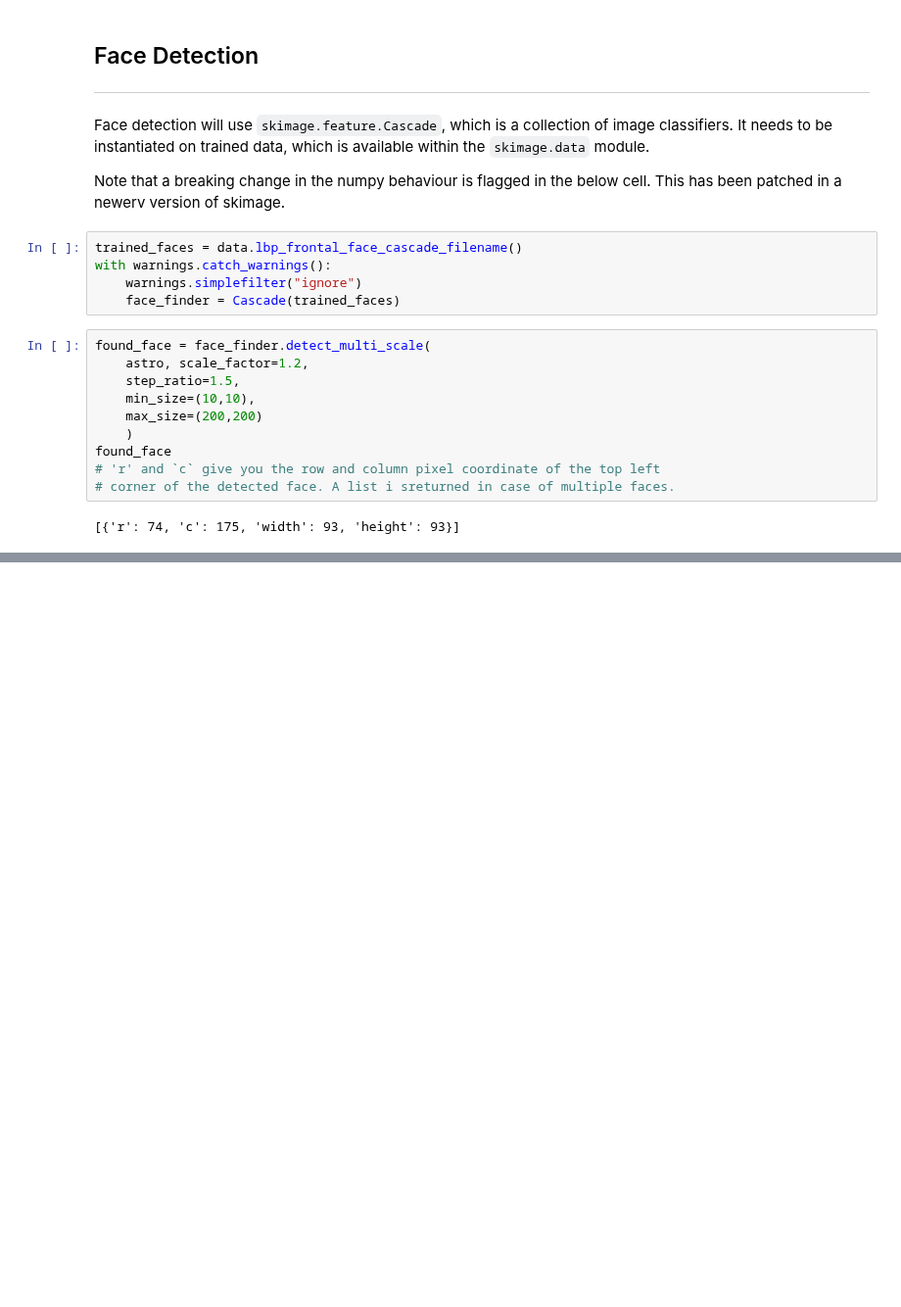
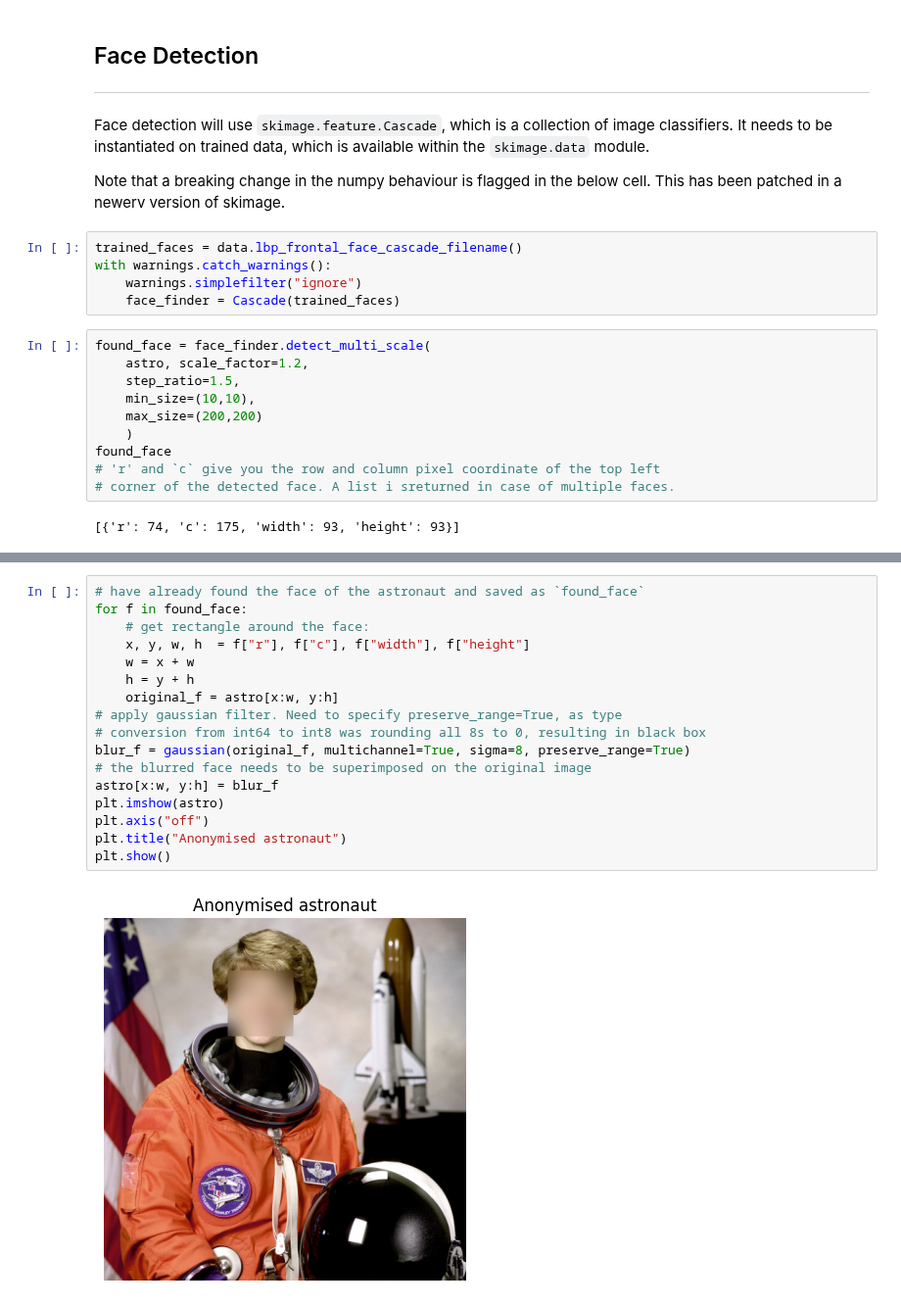
Before and after one commit to r-leyshon/image-processing, a Jupyter notebook: scikit-image/image-processing-with-skimage/05-object-detection.ipynb, the cells around one changed output, grey strips where cells are left out. Shown at 98% size. Drawn from its saved outputs; the diff is of its cells as text; blank space fills up the shorter version.

```diff
--- a/scikit-image/image-processing-with-skimage/05-object-detection.ipynb
+++ b/scikit-image/image-processing-with-skimage/05-object-detection.ipynb
@@ -120,0 +128,19 @@ plt.show()
+# %%
+# have already found the face of the astronaut and saved as `found_face`
+for f in found_face:
+    # get rectangle around the face:
+    x, y, w, h  = f["r"], f["c"], f["width"], f["height"]
+    w = x + w
+    h = y + h
+    original_f = astro[x:w, y:h]
+# apply gaussian filter. Need to specify preserve_range=True, as type
+# conversion from int64 to int8 was rounding all 8s to 0, resulting in black box
+blur_f = gaussian(original_f, multichannel=True, sigma=8, preserve_range=True)
+# the blurred face needs to be superimposed on the original image
+astro[x:w, y:h] = blur_f
+plt.imshow(astro)
+plt.axis("off")
+plt.title("Anonymised astronaut")
+plt.show()
+# %% [output]
+[figure, added]
```
Also changed, not shown: parts of 4 cells of this notebook.
